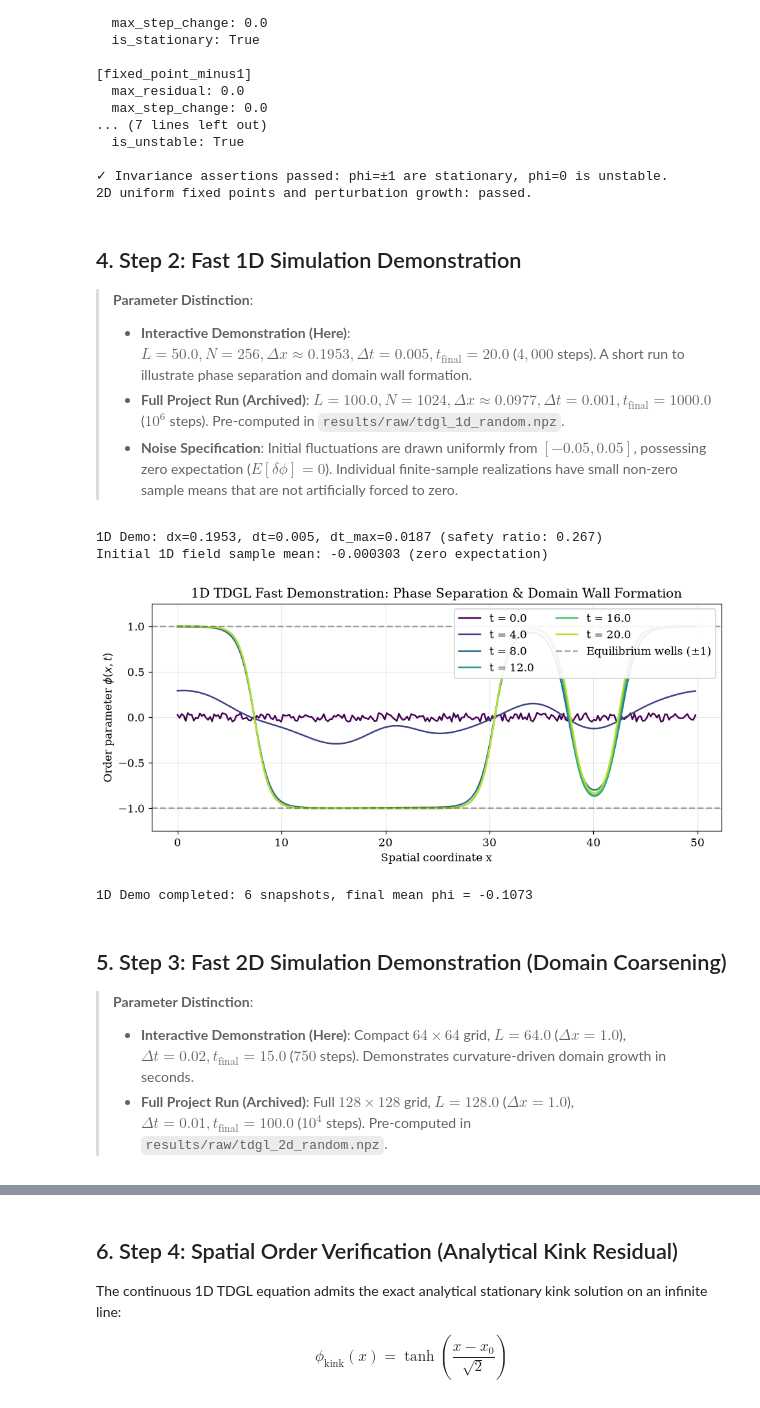
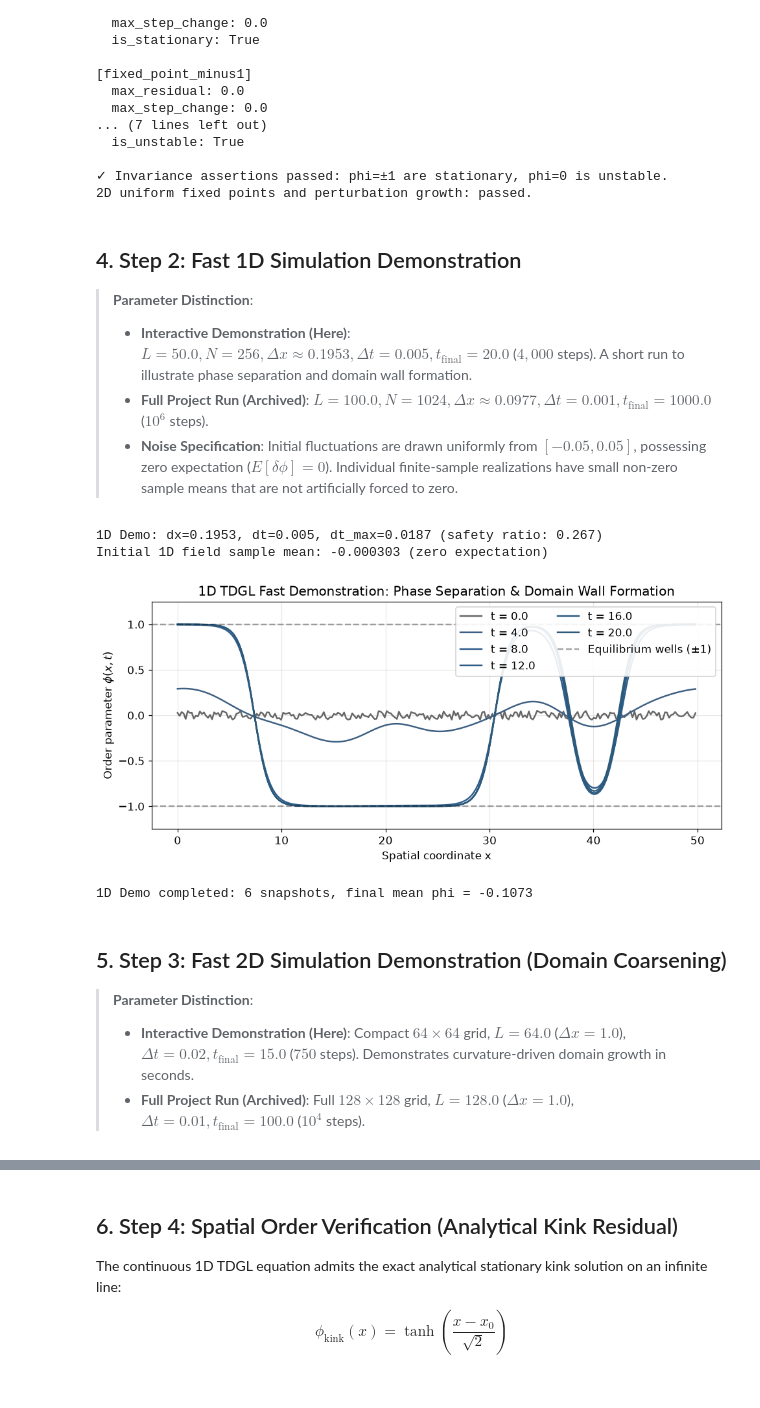
Before and after one commit to ChandranilDas/IDC_P20, a Jupyter notebook: notebooks/P20_Simulations.ipynb, the cells around one changed output, grey strips where cells are left out. Saved outputs shown, nothing was run; the diff lists cells and outputs as text; code cells hidden in the pictures.

```diff
--- a/notebooks/P20_Simulations.ipynb
+++ b/notebooks/P20_Simulations.ipynb
@@ -108,9 +108,11 @@ from src.tdgl_2d import simulate_2d
 from src.initial_conditions import make_random_ic_1d, make_random_ic_2d, make_kink_1d
 from src.validation import validate_fixed_points, validate_kink_convergence, check_free_energy_monotonicity
 
+from src.plot_style import FIELD, ENERGY, MEAN, MOMENT, RMS, MAX_ERROR, RAW, HARDENED, REFERENCE, FIELD_CMAP, time_color
+
 # Plot styling configuration
 plt.rcParams.update({
-    "font.family": "serif",
+    "font.family": "DejaVu Sans",
     "font.size": 11,
     "axes.grid": True,
     "grid.alpha": 0.3,
@@ -180,7 +182,7 @@ FIXED POINT VERIFICATION RESULTS
 
 > **Parameter Distinction**:
 > - **Interactive Demonstration (Here)**: $L=50.0, N=256, \Delta x \approx 0.1953, \Delta t=0.005, t_{\text{final}}=20.0$ ($4,000$ steps). A short run to illustrate phase separation and domain wall formation.
-> - **Full Project Run (Archived)**: $L=100.0, N=1024, \Delta x \approx 0.0977, \Delta t=0.001, t_{\text{final}}=1000.0$ ($10^6$ steps). Pre-computed in `results/raw/tdgl_1d_random.npz`.
+> - **Full Project Run (Archived)**: $L=100.0, N=1024, \Delta x \approx 0.0977, \Delta t=0.001, t_{\text{final}}=1000.0$ ($10^6$ steps).
 > - **Noise Specification**: Initial fluctuations are drawn uniformly from $[-0.05, 0.05]$, possessing zero expectation ($E[\delta\phi] = 0$). Individual finite-sample realizations have small non-zero sample means that are not artificially forced to zero.
 # %%
 # 1. Configure fast 1D demonstration
@@ -197,42 +199,42 @@ ratio_1d = config_1d_demo.dt / dt_max_1d
 print(f"1D Demo: dx={config_1d_demo.dx:.4f}, dt={config_1d_demo.dt}, dt_max={dt_max_1d:.4f} (safety ratio: {ratio_1d:.3f})")
 assert config_1d_demo.dt < dt_max_1d, "Timestep exceeds ordered-state linear stability limit"
 
 # 3. Initialize with zero-expectation uniform fluctuations [-0.05, 0.05]
 phi_init_1d = make_random_ic_1d(config_1d_demo.N, noise_amplitude=0.05, seed=SEED)
 print(f"Initial 1D field sample mean: {np.mean(phi_init_1d):.6f} (zero expectation)")
 
 # 4. Execute simulation (save snapshots every 4.0 time units)
 res_1d = simulate_1d(config_1d_demo, phi_init_1d, save_interval=4.0, diag_interval=0.5)
 
 # 5. Visualize field profiles at saved snapshot times
 fig, ax = plt.subplots(figsize=(9, 4.2))
-colors = plt.cm.viridis(np.linspace(0, 0.9, len(res_1d["t_snapshots"])))
+colors = [time_color(t) for t in res_1d["t_snapshots"]]
 
 for snap, t_val, c in zip(res_1d["snapshots"], res_1d["t_snapshots"], colors):
     ax.plot(res_1d["x"], snap, label=f"t = {t_val:.1f}", color=c)
 
 ax.axhline(1.0, color="k", linestyle="--", alpha=0.35, label="Equilibrium wells (±1)")
 ax.axhline(-1.0, color="k", linestyle="--", alpha=0.35)
 ax.set_xlabel("Spatial coordinate x")
 ax.set_ylabel(r"Order parameter $\phi(x, t)$")
 ax.set_title("1D TDGL Fast Demonstration: Phase Separation & Domain Wall Formation")
 ax.set_ylim(-1.25, 1.25)
 ax.legend(loc="upper right", framealpha=0.9, ncol=2)
 plt.tight_layout()
 plt.show()
 
 print(f"1D Demo completed: {len(res_1d['t_snapshots'])} snapshots, final mean phi = {res_1d['mean_phi'][-1]:.4f}")
 # %% [output]
 1D Demo: dx=0.1953, dt=0.005, dt_max=0.0187 (safety ratio: 0.267)
 Initial 1D field sample mean: -0.000303 (zero expectation)
-[figure, old version]
+[figure, new version]
 1D Demo completed: 6 snapshots, final mean phi = -0.1073
 # %% [markdown]
 ## 5. Step 3: Fast 2D Simulation Demonstration (Domain Coarsening)
 
 > **Parameter Distinction**:
 > - **Interactive Demonstration (Here)**: Compact $64 \times 64$ grid, $L=64.0$ ($\Delta x=1.0$), $\Delta t=0.02, t_{\text{final}}=15.0$ ($750$ steps). Demonstrates curvature-driven domain growth in seconds.
-> - **Full Project Run (Archived)**: Full $128 \times 128$ grid, $L=128.0$ ($\Delta x=1.0$), $\Delta t=0.01, t_{\text{final}}=100.0$ ($10^4$ steps). Pre-computed in `results/raw/tdgl_2d_random.npz`.
+> - **Full Project Run (Archived)**: Full $128 \times 128$ grid, $L=128.0$ ($\Delta x=1.0$), $\Delta t=0.01, t_{\text{final}}=100.0$ ($10^4$ steps).
 # %%
 # 1. Configure fast 2D demonstration
 config_2d_demo = TDGL2DConfig(
```
Also changed, not shown: parts of 12 cells of this notebook, 58 other files.
